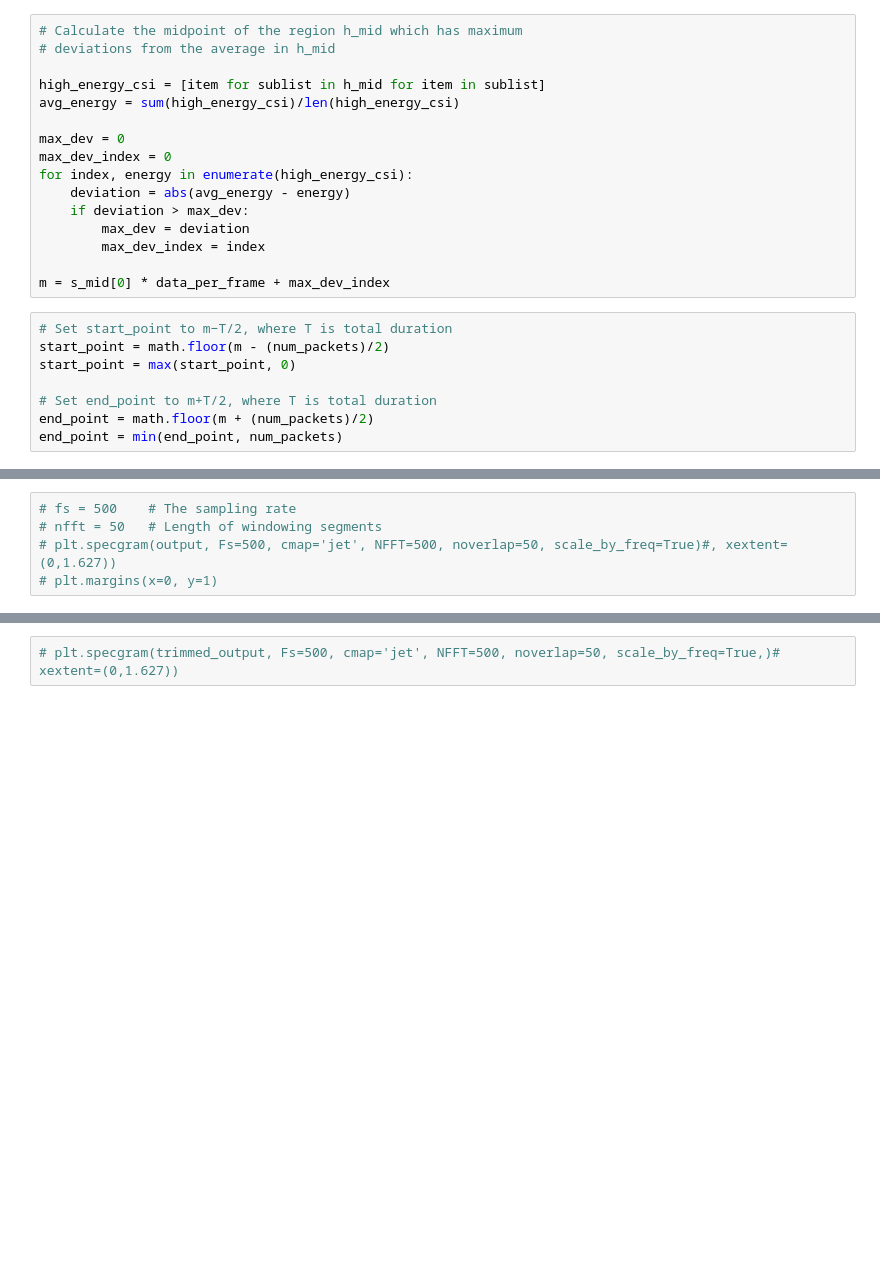
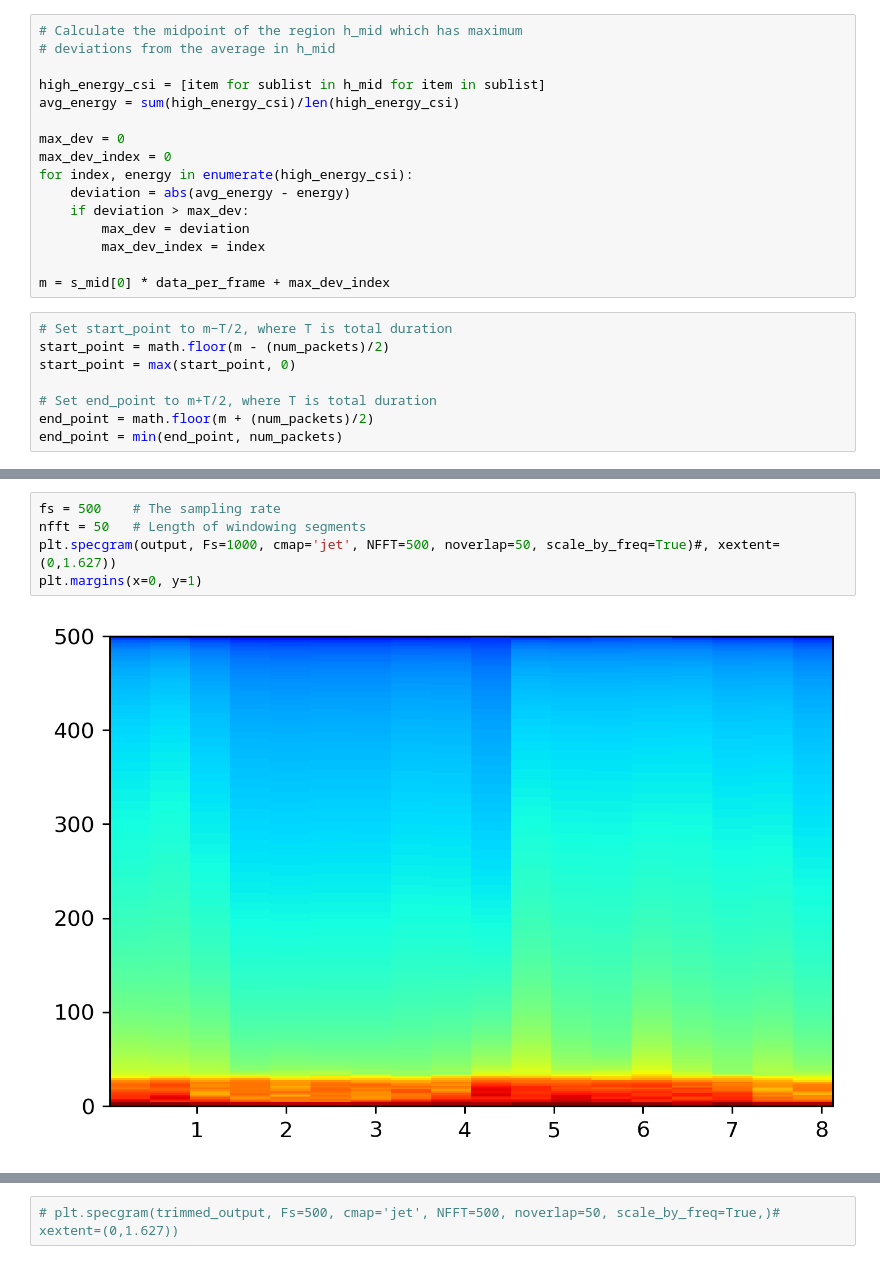
Before and after one commit to SohamPatel/WiFi_ID, a Jupyter notebook: Silence Removal.ipynb, the cells around one changed output, grey strips where cells are left out. Cells and saved outputs as stored; diff of their text form; blank space fills up the shorter version.

```diff
--- a/Silence Removal.ipynb
+++ b/Silence Removal.ipynb
@@ -173,5 +169,7 @@ Text(0.5, 1.0, 'Filtered CSI stream (Ord 12) - Silence removed')
 # %%
-# fs = 500    # The sampling rate
-# nfft = 50   # Length of windowing segments
-# plt.specgram(output, Fs=500, cmap='jet', NFFT=500, noverlap=50, scale_by_freq=True)#, xextent=(0,1.627))
-# plt.margins(x=0, y=1)
+fs = 500    # The sampling rate
+nfft = 50   # Length of windowing segments
+plt.specgram(output, Fs=1000, cmap='jet', NFFT=500, noverlap=50, scale_by_freq=True)#, xextent=(0,1.627))
+plt.margins(x=0, y=1)
+# %% [output]
+[figure, added]
```
Also changed, not shown: parts of 7 cells of this notebook, 12 other files.
